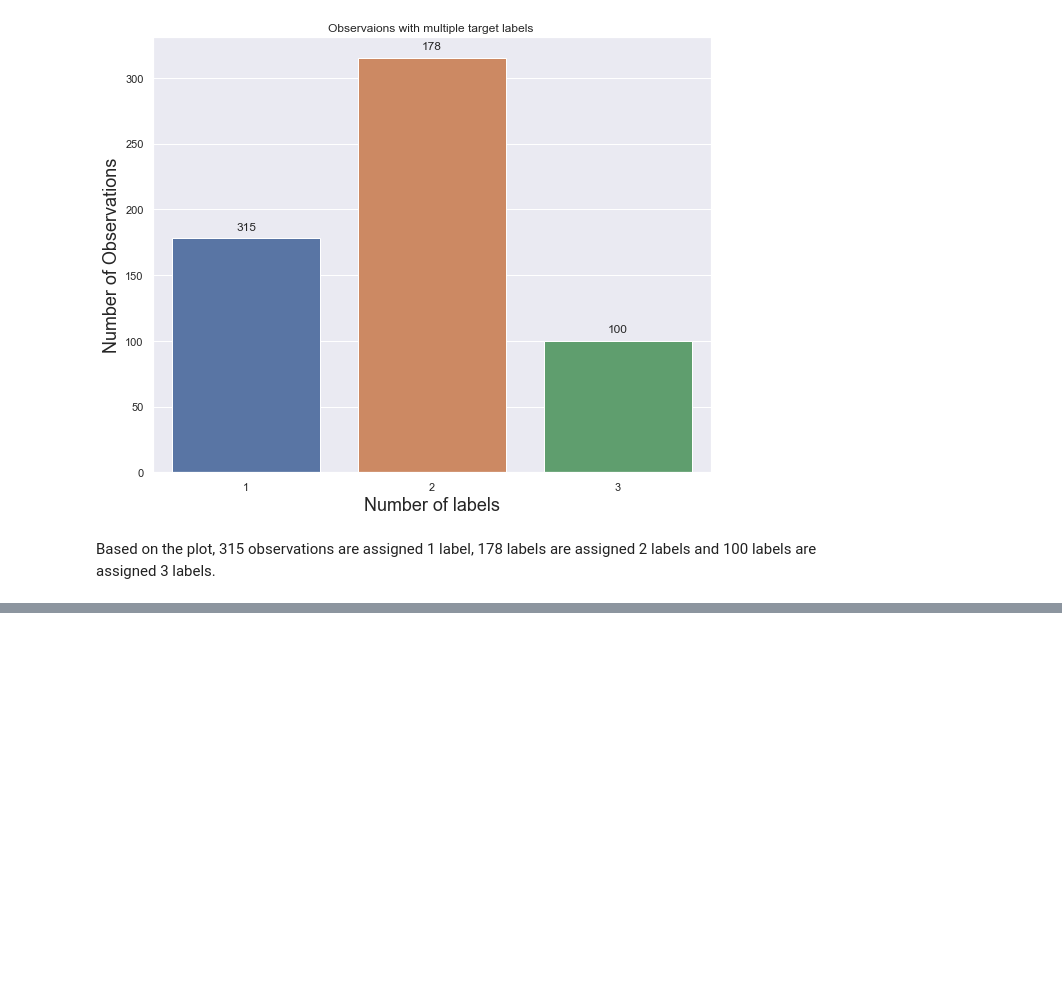
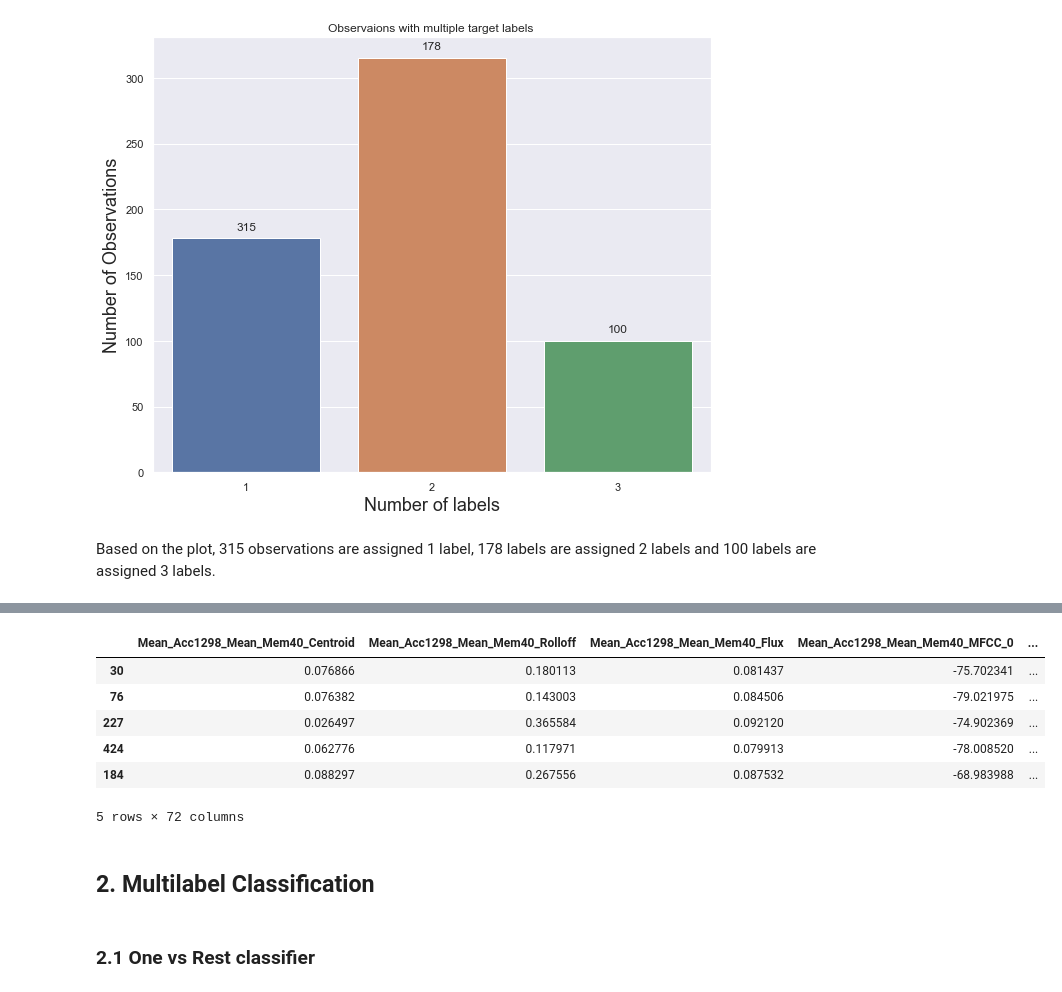
Before and after one commit to nyeinsoe26/CZ4041_Multi-label-Classification, a Jupyter notebook: cz4041.ipynb, the cells around one changed output, grey strips where cells are left out. Saved outputs shown, nothing was run; the diff lists cells and outputs as text; code cells hidden in the pictures; blank space fills up the shorter version.

```diff
--- a/cz4041.ipynb
+++ b/cz4041.ipynb
@@ -118,0 +165,16 @@ Based on the plot, 315 observations are assigned 1 label, 178 labels are assigne
+# %%
+x_test = test.iloc[:,0:72]
+y_test = test.iloc[:,-6:]
+x_test.head(5)
+# %% [output]
+|  | Mean_Acc1298_Mean_Mem40_Centroid | Mean_Acc1298_Mean_Mem40_Rolloff | Mean_Acc1298_Mean_Mem40_Flux | Mean_Acc1298_Mean_Mem40_MFCC_0 | ... |
+| 30 | 0.076866 | 0.180113 | 0.081437 | -75.702341 | ... |
+| 76 | 0.076382 | 0.143003 | 0.084506 | -79.021975 | ... |
+| 227 | 0.026497 | 0.365584 | 0.092120 | -74.902369 | ... |
+| 424 | 0.062776 | 0.117971 | 0.079913 | -78.008520 | ... |
+| 184 | 0.088297 | 0.267556 | 0.087532 | -68.983988 | ... |
+5 rows × 72 columns
+# %% [markdown]
+## 2. Multilabel Classification
+# %% [markdown]
+### 2.1 One vs Rest classifier
```
Also changed, not shown: parts of 16 cells of this notebook.
